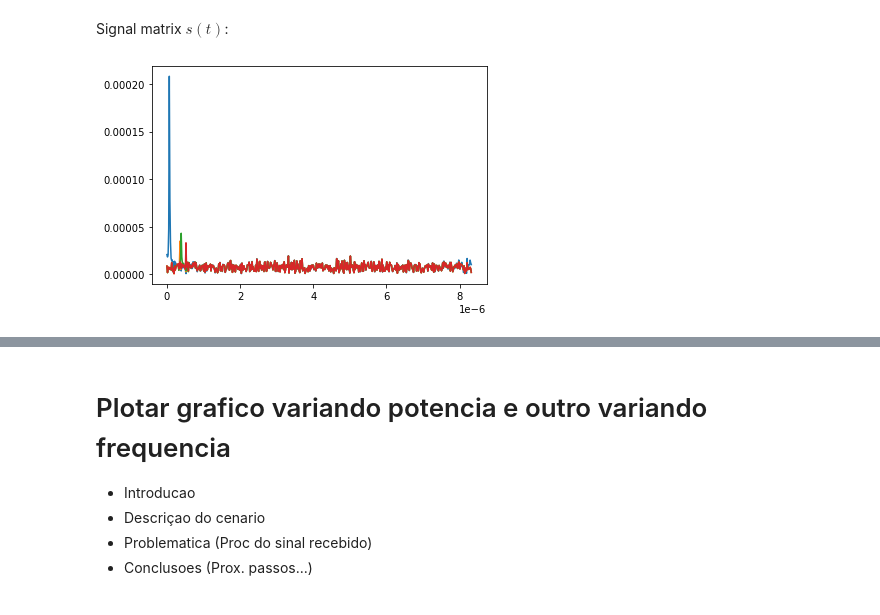
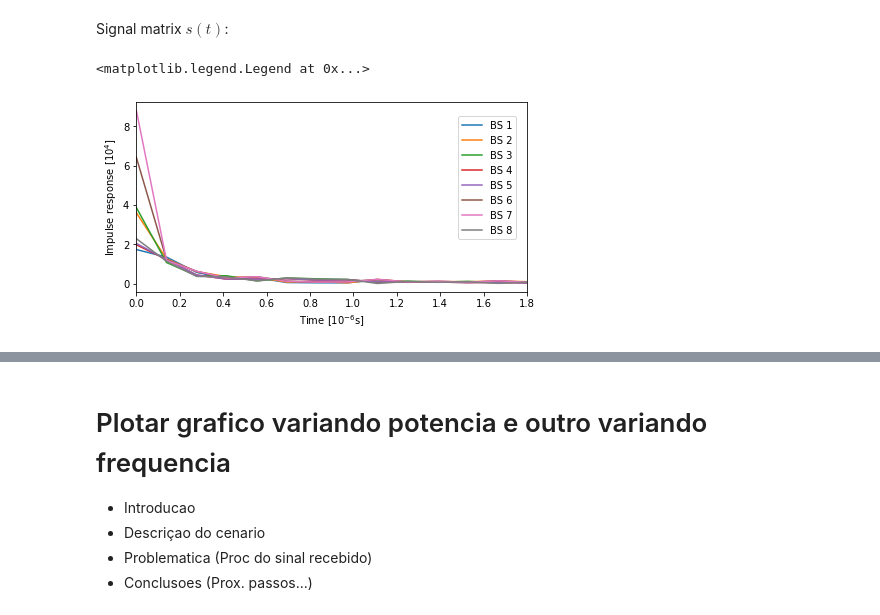
Before and after one commit to gabrielbopi/MIMO_localization, a Jupyter notebook: simulation.ipynb, the cells around one changed output, grey strips where cells are left out. Drawn from its saved outputs; the diff is of its cells as text; code cells hidden in the pictures.

```diff
--- a/simulation.ipynb
+++ b/simulation.ipynb
@@ -131,5 +172,45 @@ t = np.linspace(0,n_f-1,n_f)*Ts
+# %%
+P = inv_dbm(30)/n_f
+# S(f) generated as a digital randomic diagonal matrix (with 1 or -1)
+D = np.random.randint(low=0,high=2,size=n_f)*2-1
+S = np.zeros([n_ue,n_f,n_f])
+S[::] = np.diag(D)*np.sqrt(P)
+#Noise
+var_ruido = inv_dbm(-127)*Δf/2
+# var_ruido = inv_dbm(-105)*Δf/2
+η = np.random.normal(0,np.sqrt(var_ruido))+1j*np.random.normal(0,np.sqrt(var_ruido))
+
+# np.random.normal(0,np.sqrt(var_ruido))
+# Received signal Y(f)
+Y = H @ S + η
+
+S_inv = np.linalg.inv(S)
+R =  Y@S_inv
+
+for j in range(n_ue):
+    for i in range(n_bs):
+        R[j][i] = R[j][i]*np.exp(-1j*φ[j][i])
+
+# Vector of delays
+h = np.fft.ifft(R)
+
+#Sample rate
+fs = n_f*Δf
+Ts = 1/fs
+t = np.linspace(0,n_f-1,n_f)*Ts
 # %%
+plt.figure(figsize=(7,3.5))
+
+# for i in range(3):
 for i in range(n_bs):
-    plt.plot(t,np.abs(h[i]))
+    label = ('BS {}'.format(i+1))
+    plt.plot(t*1e6,np.abs(h[0][i])*1e4,label=label)
+
+plt.ylabel("Impulse response [$10^4$]")
+plt.xlabel("Time [$10^{-6}$s]")
+plt.xlim(0,1.8)
+plt.legend(bbox_to_anchor=(0.81, 0.95), loc='upper left')
+# plt.grid()
 # %% [output]
+<matplotlib.legend.Legend at 0x...>
-[figure, old version]
+[figure, new version]
```
Also changed, not shown: parts of 35 cells of this notebook, 15 other files.
